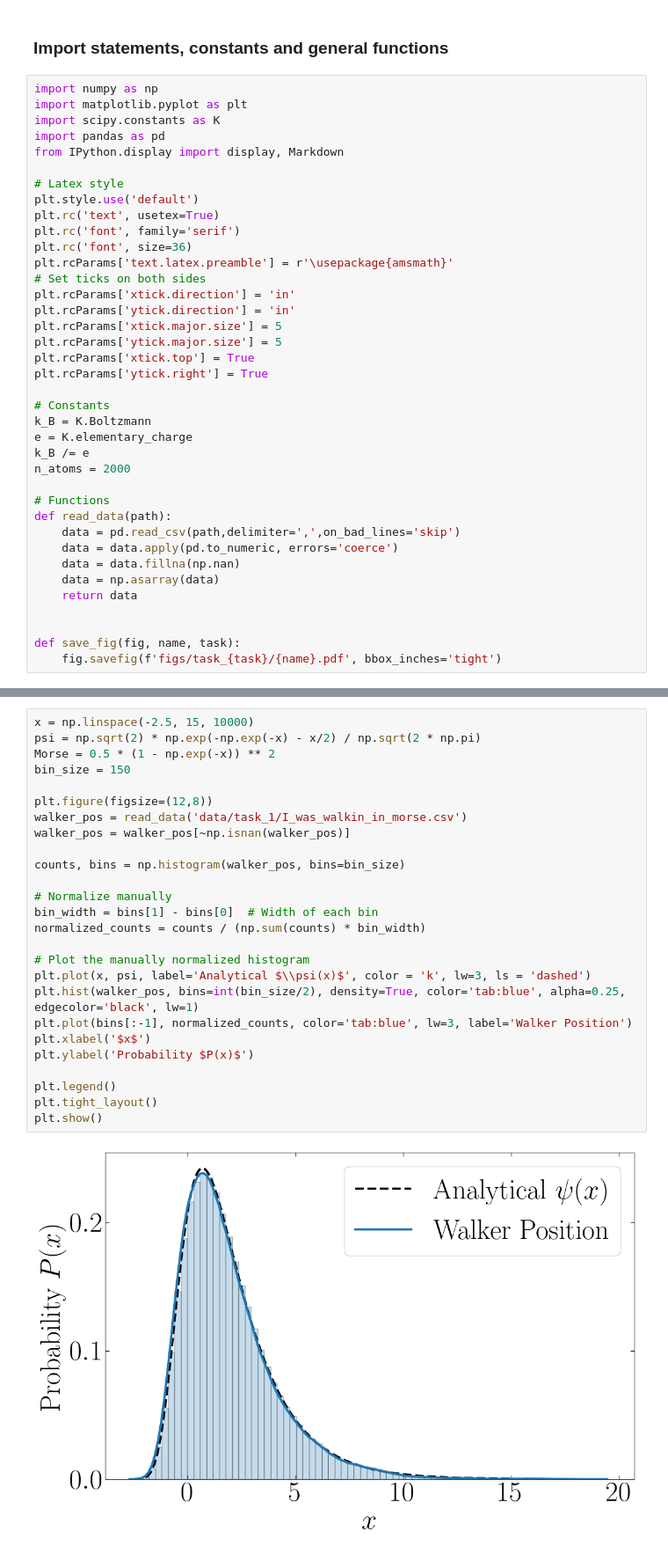
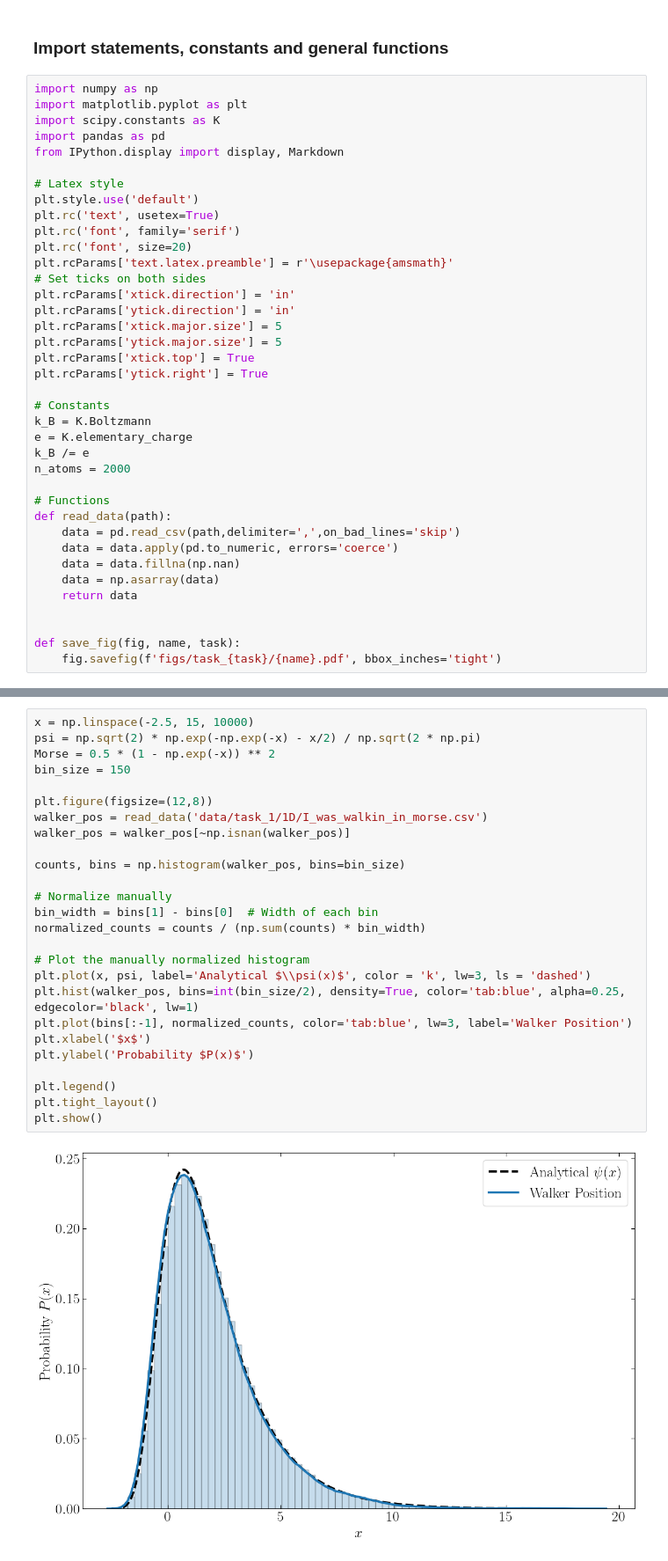
Before and after one commit to stommen/fka122-homeworks, a Jupyter notebook: H3/analyzer.ipynb, the cells around one changed output, grey strips where cells are left out. Shown at 88% size. Saved outputs shown, nothing was run; the diff lists cells and outputs as text.

```diff
--- a/H3/analyzer.ipynb
+++ b/H3/analyzer.ipynb
@@ -13,7 +13,7 @@ from IPython.display import display, Markdown
 plt.style.use('default')
 plt.rc('text', usetex=True)
 plt.rc('font', family='serif')
-plt.rc('font', size=36)
+plt.rc('font', size=20)
 plt.rcParams['text.latex.preamble'] = r'\usepackage{amsmath}'
 # Set ticks on both sides
 plt.rcParams['xtick.direction'] = 'in'
@@ -72,28 +73,28 @@ plt.legend()
 # %%
 x = np.linspace(-2.5, 15, 10000)
 psi = np.sqrt(2) * np.exp(-np.exp(-x) - x/2) / np.sqrt(2 * np.pi)
 Morse = 0.5 * (1 - np.exp(-x)) ** 2
 bin_size = 150
 
 plt.figure(figsize=(12,8))
-walker_pos = read_data('data/task_1/I_was_walkin_in_morse.csv')
+walker_pos = read_data('data/task_1/1D/I_was_walkin_in_morse.csv')
 walker_pos = walker_pos[~np.isnan(walker_pos)]
 
 counts, bins = np.histogram(walker_pos, bins=bin_size)
 
 # Normalize manually
 bin_width = bins[1] - bins[0]  # Width of each bin
 normalized_counts = counts / (np.sum(counts) * bin_width)
 
 # Plot the manually normalized histogram
 plt.plot(x, psi, label='Analytical $\\psi(x)$', color = 'k', lw=3, ls = 'dashed')
 plt.hist(walker_pos, bins=int(bin_size/2), density=True, color='tab:blue', alpha=0.25, edgecolor='black', lw=1)
 plt.plot(bins[:-1], normalized_counts, color='tab:blue', lw=3, label='Walker Position')
 plt.xlabel('$x$')
 plt.ylabel('Probability $P(x)$')
 
 plt.legend()
 plt.tight_layout()
 plt.show()
 # %% [output]
-[figure, old version]
+[figure, new version]
```
Also changed, not shown: parts of 1 cell of this notebook, 7 other files.
